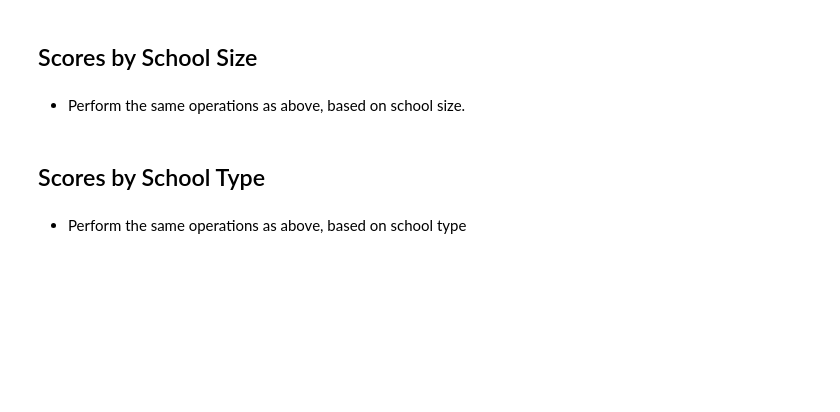
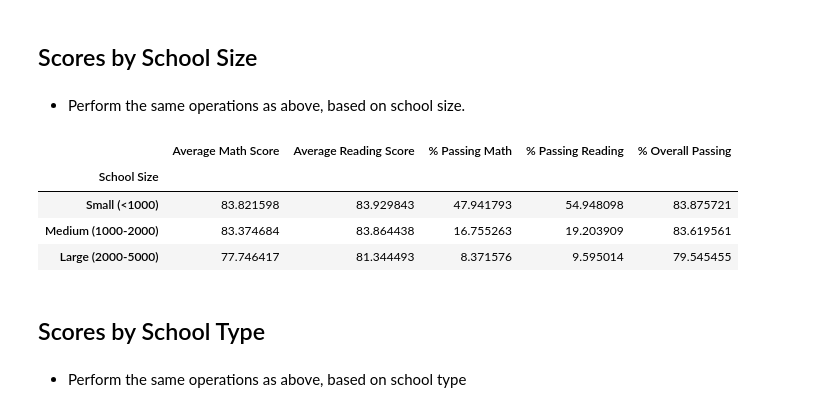
Before and after one commit to pfeliciano1/Pandas-challenge, a Jupyter notebook: PyCitySchools/PyCitySchools_starter.ipynb, the cells around one changed output. Cells and saved outputs as stored; diff of their text form; code cells hidden in the pictures; blank space fills up the shorter version.

```diff
--- a/PyCitySchools/PyCitySchools_starter.ipynb
+++ b/PyCitySchools/PyCitySchools_starter.ipynb
@@ -586,3 +584,26 @@ size_groups = ["Small (<1000)", "Medium (1000-2000)", "Large (2000-5000)"]
+# %%
+# Use 3 reasonable bins to group school size.
+size_bins = [0, 1000, 2000, 5000]
+size_groups = ["Small (<1000)", "Medium (1000-2000)", "Large (2000-5000)"]
+
+# Create a new data frame by locating the desired columns
+school_size = school_summary_copy.loc[:,["Average Math Score",
+                                        "Average Reading Score",
+                                        "% Passing Math",
+                                        "% Passing Reading",
+                                        "% Overall Passing",]]
+
+# Add a new columns named School Size and binning based off Total Students
+school_size["School Size"]= pd.cut(school_summary_copy["Total Students"],size_bins,labels=size_groups)
+# Create a group based off of the bins
+school_size = school_size.groupby("School Size").mean()
+school_size.head()
+# %% [output]
+|  | Average Math Score | Average Reading Score | % Passing Math | % Passing Reading | % Overall Passing |
+| School Size |  |  |  |  |  |
+| Small (<1000) | 83.821598 | 83.929843 | 47.941793 | 54.948098 | 83.875721 |
+| Medium (1000-2000) | 83.374684 | 83.864438 | 16.755263 | 19.203909 | 83.619561 |
+| Large (2000-5000) | 77.746417 | 81.344493 | 8.371576 | 9.595014 | 79.545455 |
 # %% [markdown]
 ## Scores by School Type
 # %% [markdown]
```
Also changed, not shown: parts of 5 cells of this notebook.
